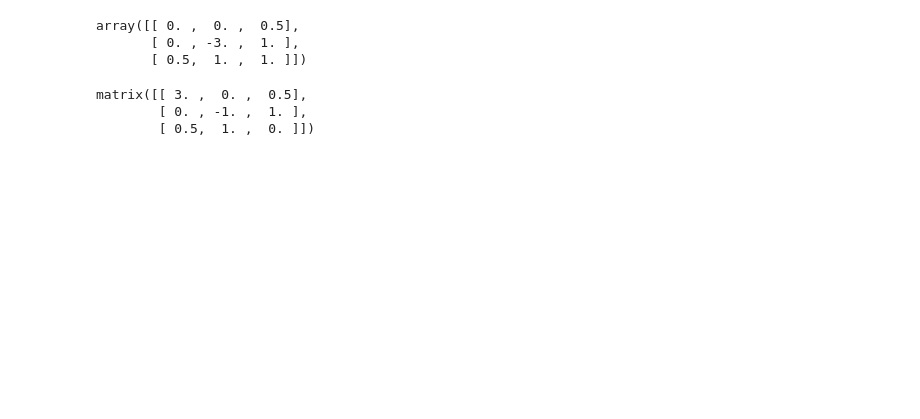
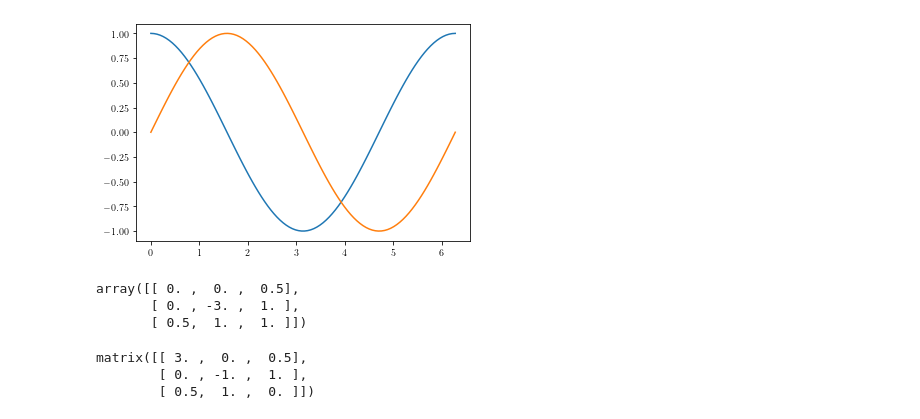
Before and after one commit to ToonyawatA/QutritsVisualization, a Jupyter notebook: python/Raman3BlochVIsualisation.ipynb, the cells around one changed output. Cells and saved outputs as stored; diff of their text form; code cells hidden in the pictures; blank space fills up the shorter version.

```diff
--- a/python/Raman3BlochVIsualisation.ipynb
+++ b/python/Raman3BlochVIsualisation.ipynb
@@ -8,6 +8,17 @@ from string import ascii_lowercase
 import matplotlib
 import matplotlib.pyplot as plt
 matplotlib.rcParams['text.usetex'] = True
+# %%
+x = np.linspace(0,2*np.pi,100)
+y = np.zeros((2,100))
+y[0,:] = np.cos(x)
+y[1,:] = np.sin(x)
+
+plt.figure()
+plt.plot(x,y[0,:],x,y[1,:])
+plt.show()
+# %% [output]
+[figure, added]
 # %%
 
 class abc:
```
Also changed, not shown: parts of 31 cells of this notebook, 5 other files.
